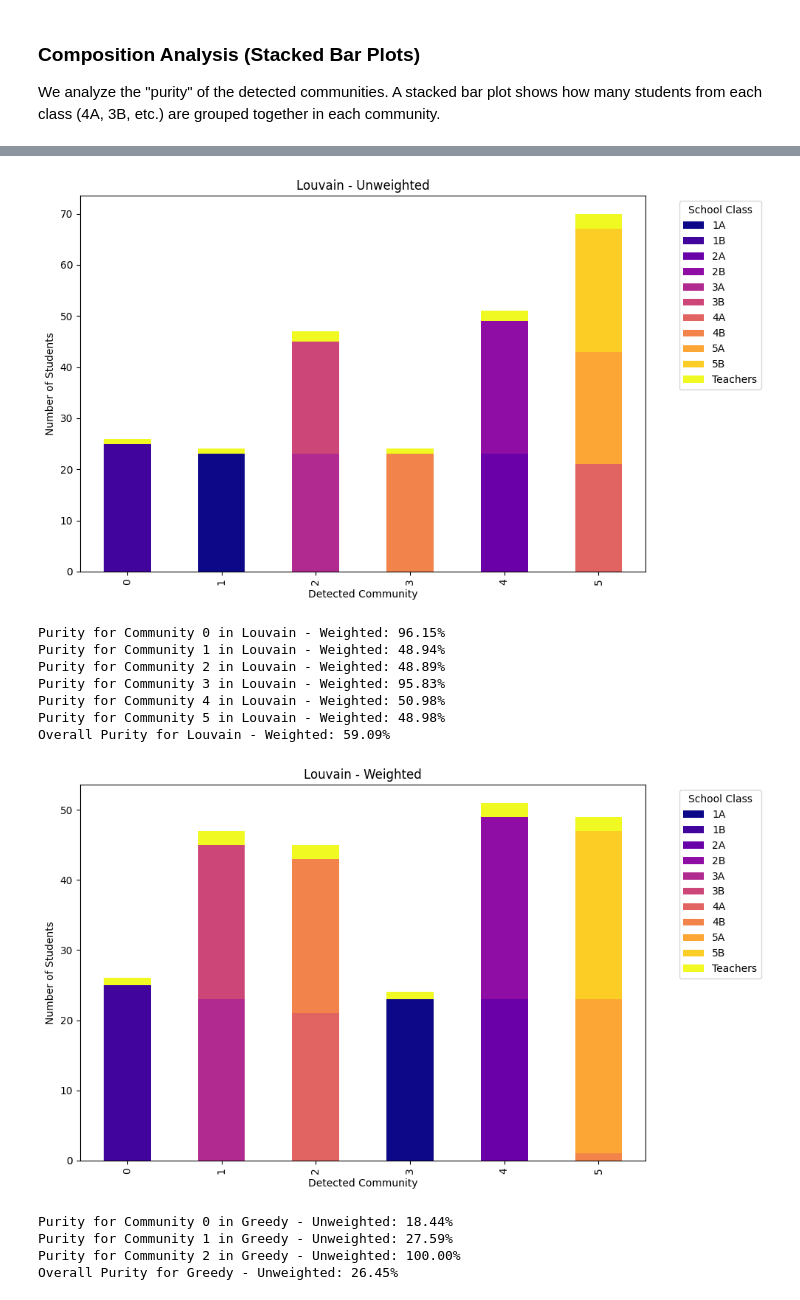
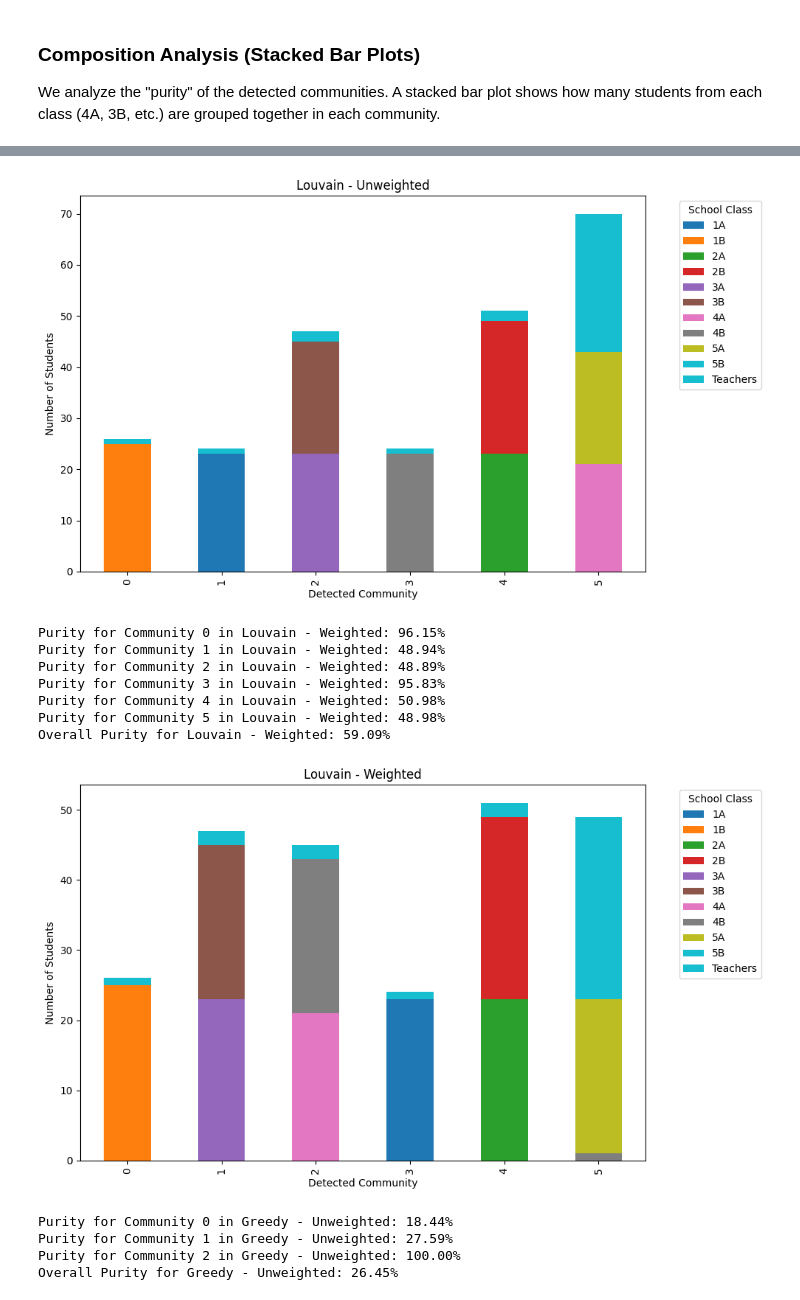
Before and after one commit to OmarMorales71/complex-networks, a Jupyter notebook: activities/A2/community_detection.ipynb, the cells around one changed output, grey strips where cells are left out. Cells and saved outputs as stored; diff of their text form; code cells hidden in the pictures.

Commit message:
change bar colors

```diff
--- a/activities/A2/community_detection.ipynb
+++ b/activities/A2/community_detection.ipynb
@@ -343,17 +343,19 @@ for name, comms_u, comms_w in algos:
     fig.suptitle(f"{name} - Detected Communities", fontsize=18)
 
     # Unweighted
+    mod_u = nx.community.modularity(G_u, comms_u)
     colors_u = set_color_nodes(comms_u, G_u)
     nx.draw_networkx_nodes(G_u, pos=positions, node_color=colors_u, ax=axs[0], node_size=80, cmap='tab20')
     nx.draw_networkx_edges(G_u, pos=positions, ax=axs[0], edge_color='lightgray', alpha=0.3)
-    axs[0].set_title(f"Unweighted Network\n(Communities: {len(comms_u)})", fontsize=15)
+    axs[0].set_title(f"Unweighted Network\n(Communities: {len(comms_u)}, Modularity: {mod_u:.4f})", fontsize=15)
     axs[0].axis('off')
 
     # Weighted
+    mod_w = nx.community.modularity(G_w, comms_w)
     colors_w = set_color_nodes(comms_w, G_w)
     nx.draw_networkx_nodes(G_w, pos=positions, node_color=colors_w, ax=axs[1], node_size=80, cmap='tab20')
     nx.draw_networkx_edges(G_w, pos=positions, ax=axs[1], edge_color='lightgray', alpha=0.3)
-    axs[1].set_title(f"Weighted Network\n(Communities: {len(comms_w)})", fontsize=15)
+    axs[1].set_title(f"Weighted Network\n(Communities: {len(comms_w)}, Modularity: {mod_w:.4f})", fontsize=15)
     axs[1].axis('off')
 
     plt.tight_layout(rect=[0, 0.03, 1, 0.95])
@@ -487,36 +489,36 @@ def visualize_community_groups(communities, graph, plot_title):
 
     df = pd.DataFrame(data_points)
     df_pivot = df.pivot(index="Community", columns="Class", values="Count").fillna(0)
-    df_pivot.plot(kind="bar", stacked=True, colormap="plasma", figsize=(10, 6))
+    df_pivot.plot(kind="bar", stacked=True, colormap="tab20", figsize=(10, 6))
     plt.title(plot_title)
     plt.ylabel("Number of Students")
     plt.xlabel("Detected Community")
     plt.legend(title="School Class", bbox_to_anchor=(1.05, 1), loc='upper left')
     plt.tight_layout()
     file_path_png = os.path.join(plots_dir, f"{plot_title.lower().replace(' ', '_').replace('-', '_')}_groups.png")
     plt.savefig(file_path_png, format="png", bbox_inches="tight")
     plt.show()
 
 for algo_name, unweighted_comms, weighted_comms in algos:
     visualize_community_groups(unweighted_comms, G_u, f"{algo_name} - Unweighted")
     visualize_community_groups(weighted_comms, G_w, f"{algo_name} - Weighted")
 # %% [output]
 Purity for Community 0 in Louvain - Unweighted: 96.15%
 Purity for Community 1 in Louvain - Unweighted: 95.83%
 Purity for Community 2 in Louvain - Unweighted: 48.94%
 Purity for Community 3 in Louvain - Unweighted: 95.83%
 Purity for Community 4 in Louvain - Unweighted: 50.98%
 Purity for Community 5 in Louvain - Unweighted: 34.29%
 Overall Purity for Louvain - Unweighted: 59.50%
-[figure, old version]
+[figure, new version]
 Purity for Community 0 in Louvain - Weighted: 96.15%
 Purity for Community 1 in Louvain - Weighted: 48.94%
 Purity for Community 2 in Louvain - Weighted: 48.89%
 Purity for Community 3 in Louvain - Weighted: 95.83%
 Purity for Community 4 in Louvain - Weighted: 50.98%
 Purity for Community 5 in Louvain - Weighted: 48.98%
 Overall Purity for Louvain - Weighted: 59.09%
-[figure, old version]
+[figure, new version]
 Purity for Community 0 in Greedy - Unweighted: 18.44%
 Purity for Community 1 in Greedy - Unweighted: 27.59%
 Purity for Community 2 in Greedy - Unweighted: 100.00%
```
Also changed, not shown: parts of 3 cells of this notebook, 6 other files.
